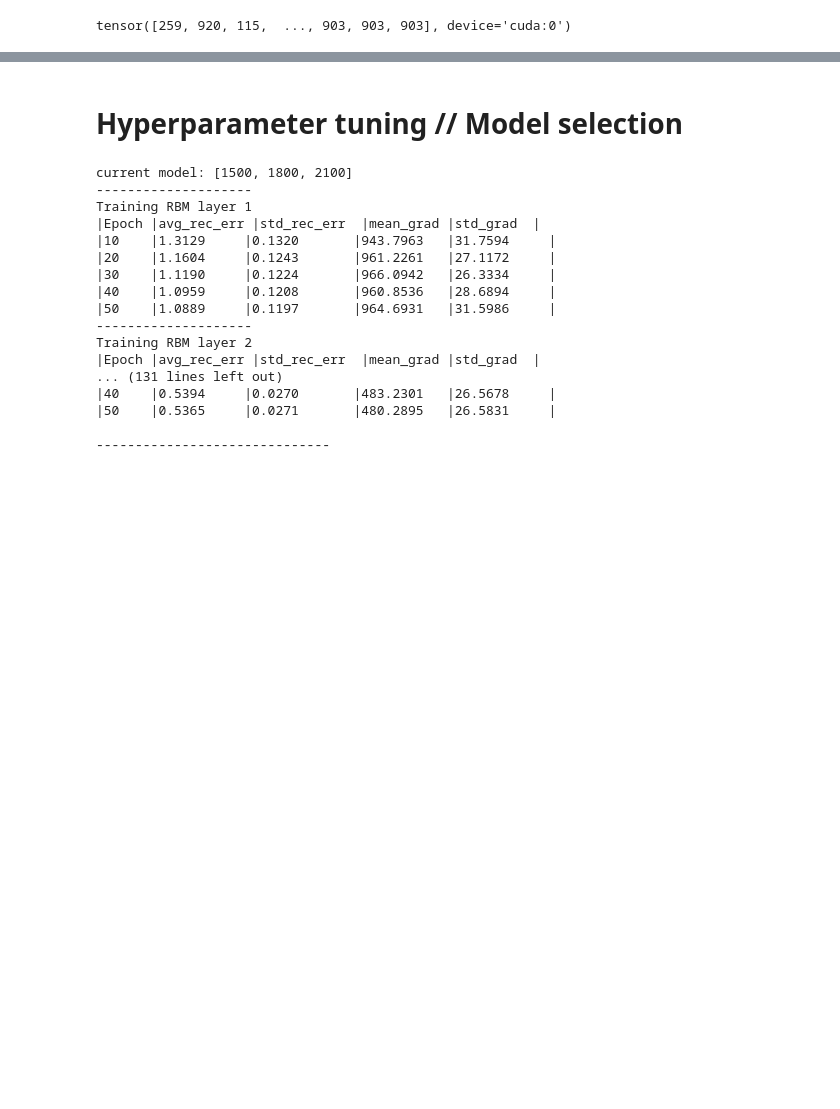
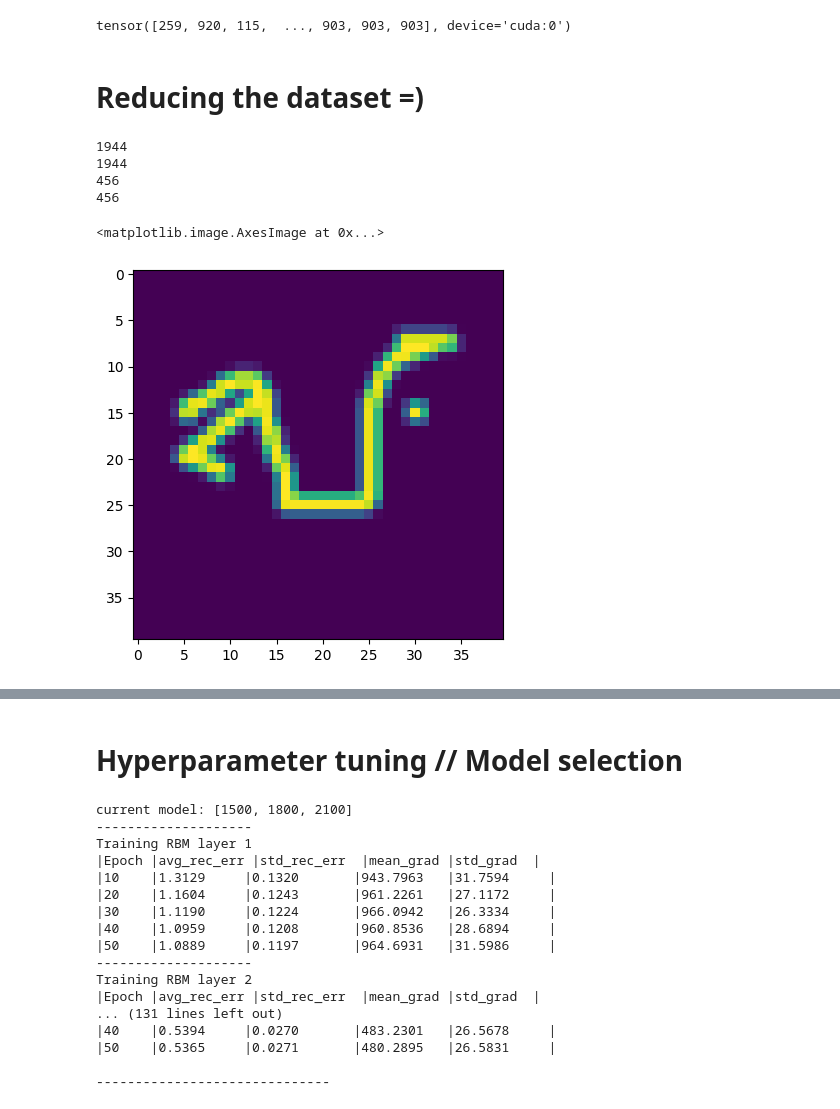
Before and after one commit to RoGellert/image_recognition, a Jupyter notebook: image_recognition_models.ipynb, the cells around one changed output, grey strips where cells are left out. Drawn from its saved outputs; the diff is of its cells as text; code cells hidden in the pictures; blank space fills up the shorter version.

```diff
--- a/image_recognition_models.ipynb
+++ b/image_recognition_models.ipynb
@@ -125,8 +139,11 @@ plt.show()
 # %%
 augmented_training_data = []
 augmented_training_labels = []
+augmented_test_data = []
+augmented_test_labels = []
 
-num_of_repeats = 7
+num_of_repeats = 5
+
 for i in range(0, len(train_data)):
     if i % 3000 == 0:
         print(f'Iteration : {i}')
@@ -136,10 +153,23 @@ for i in range(0, len(train_data)):
         # augmented_training_data = torch.cat((augmented_training_data, transformed_image), 0)
         augmented_training_labels.append(train_labels[i].item())
 
+
+for i in range(0, len(test_data)):
+    if i % 3000 == 0:
+        print(f'Iteration : {i}')
+    for _ in range(num_of_repeats):
+        transformed_image = image_transforms(test_data[i])
+        augmented_test_data.append(transformed_image)
+        # augmented_training_data = torch.cat((augmented_training_data, transformed_image), 0)
+        augmented_test_labels.append(test_labels[i].item())
+
 augmented_training_labels = torch.tensor(augmented_training_labels)
+augmented_test_labels = torch.tensor(augmented_test_labels)
 
 augmented_training_data = np.array(augmented_training_data)
 augmented_training_data = torch.tensor(augmented_training_data).squeeze()
+augmented_test_data = np.array(augmented_test_data)
+augmented_test_data = torch.tensor(augmented_test_data).squeeze()
 # %% [output]
 Iteration : 0
 Iteration : 3000
@@ -186,3 +227,42 @@ train_data_subset.to(device)
 train_labels_subset.to(device)
 # %% [output]
 tensor([259, 920, 115,  ..., 903, 903, 903], device='cuda:0')
+# %% [markdown]
+# Reducing the dataset =)
+# %%
+num_of_labels = 20
+# %%
+train_data_reduced = train_data
+train_labels_reduced = train_labels
+# %%
+train_labels_supp = []
+train_data_supp = []
+test_labels_supp = []
+test_data_supp = []
+
+for i in range(num_of_labels):
+    indexes = (train_labels_reduced == i).nonzero(as_tuple=True)[0]
+    for j in range(len(indexes)):
+        train_labels_supp.append(train_labels_reduced[indexes[j].item()])
+        train_data_supp.append(train_data_reduced[indexes[j].item()])
+
+for i in range(num_of_labels):
+    indexes = (test_labels == i).nonzero(as_tuple=True)[0]
+    for j in range(len(indexes)):
+        test_labels_supp.append(test_labels[indexes[j].item()])
+        test_data_supp.append(test_data[indexes[j].item()])
+# %%
+print(len(train_labels_supp))
+print(len(train_data_supp))
+print(len(test_labels_supp))
+print(len(test_data_supp))
+# %% [output]
+1944
+1944
+456
+456
+# %%
+plt.imshow(train_data_supp[5])
+# %% [output]
+<matplotlib.image.AxesImage at 0x...>
+[figure, added]
```
Also changed, not shown: parts of 15 cells of this notebook.
